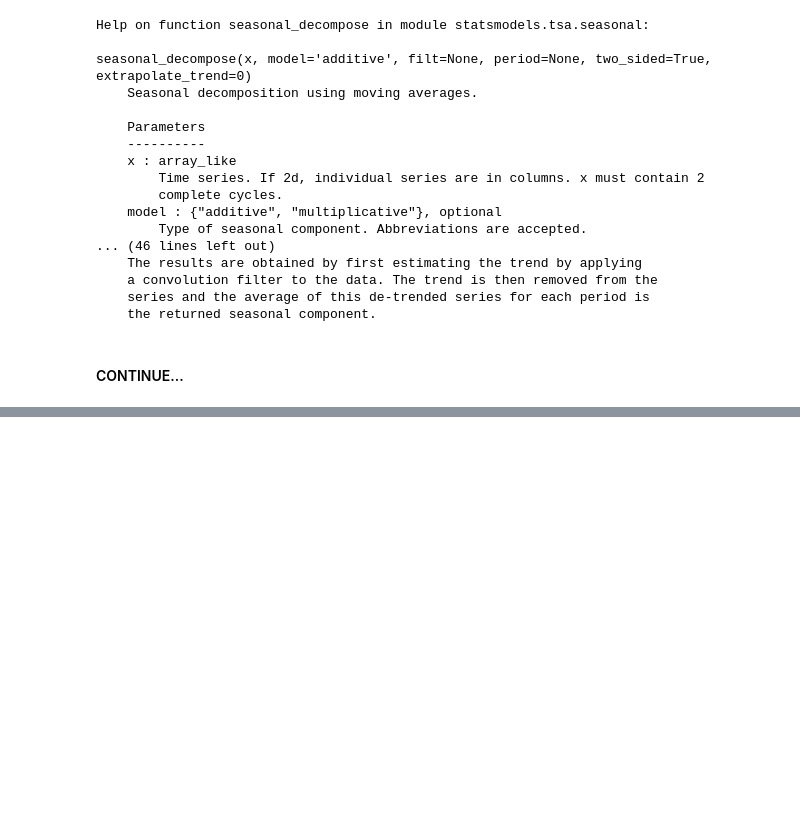
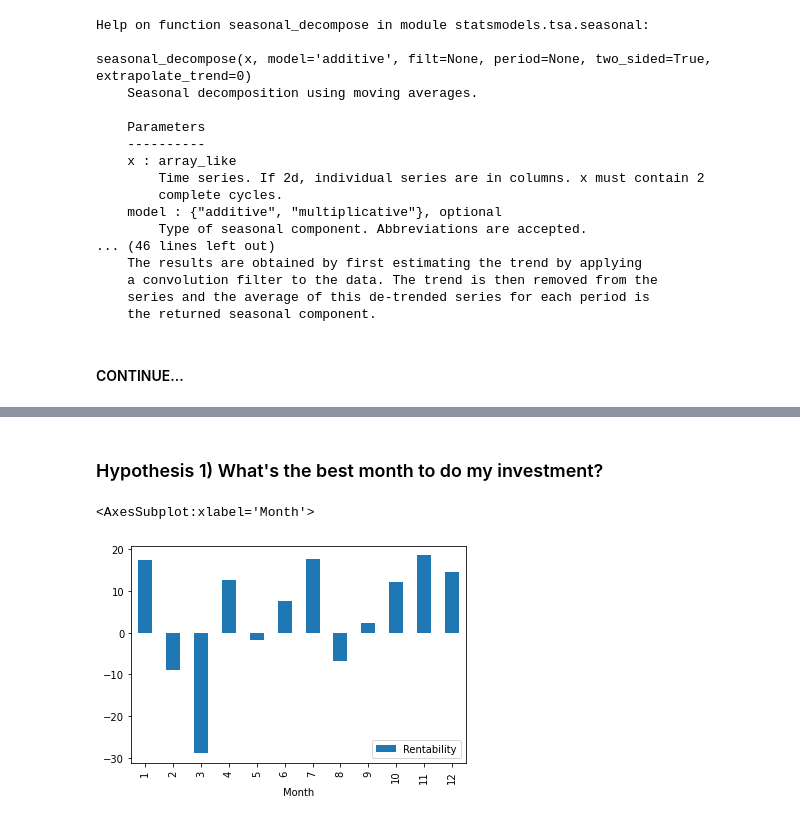
Before and after one commit to ITALOZDKJ/Me-tornando-um-analista-de-dados, a Jupyter notebook: times_series.ipynb, the cells around one changed output, grey strips where cells are left out. Saved outputs shown, nothing was run; the diff lists cells and outputs as text; code cells hidden in the pictures; blank space fills up the shorter version.

```diff
--- a/times_series.ipynb
+++ b/times_series.ipynb
@@ -267,0 +384,7 @@ seasonal_decompose(x, model='additive', filt=None, period=None, two_sided=True,
+# %% [markdown]
+### Hypothesis 1) What's the best month to do my investment?
+# %%
+df.groupby(by='Month').agg({'Rentability':'sum'}).plot(kind='bar')
+# %% [output]
+<AxesSubplot:xlabel='Month'>
+[figure, added]
```
Also changed, not shown: parts of 18 cells of this notebook.
